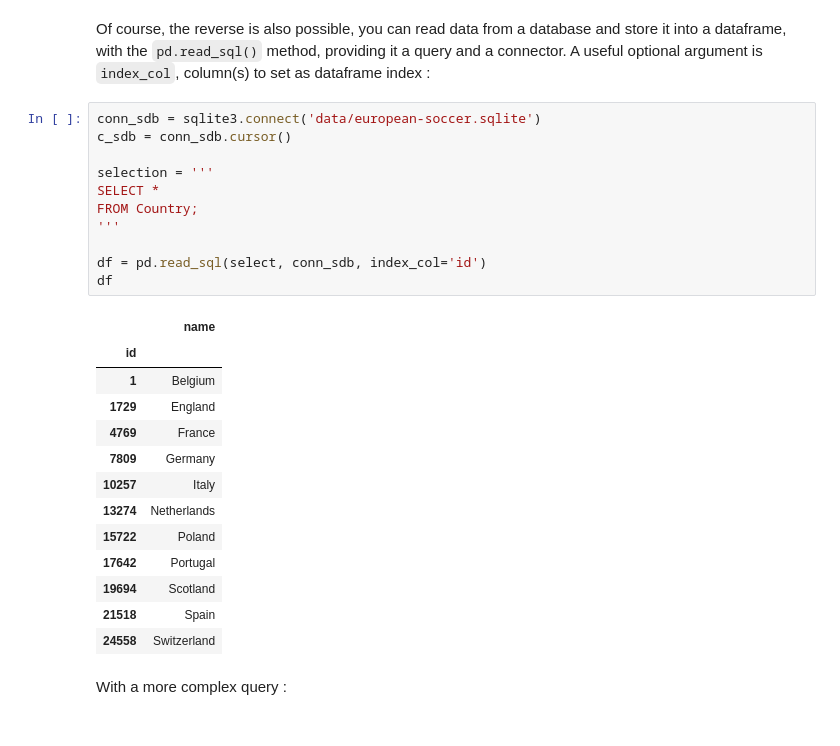
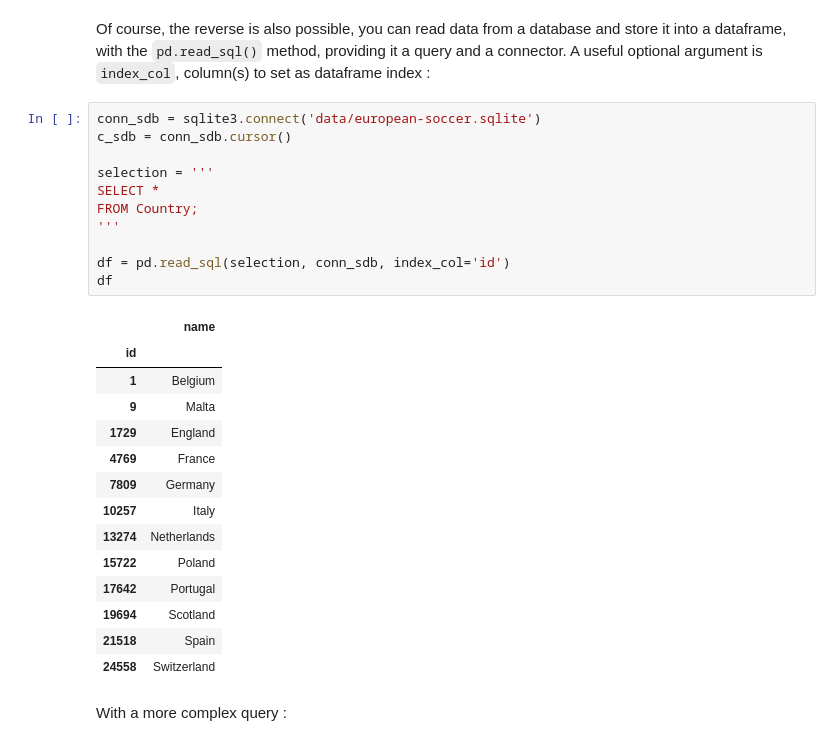
Before and after one commit to Jehadel/SQL-courses, a Jupyter notebook: S2-SQL-intro.ipynb, the cells around one changed output. Cells and saved outputs as stored; diff of their text form.

```diff
--- a/S2-SQL-intro.ipynb
+++ b/S2-SQL-intro.ipynb
@@ -396,18 +396,19 @@ Of course, the reverse is also possible, you can read data from a database and s
 # %%
 conn_sdb = sqlite3.connect('data/european-soccer.sqlite')
 c_sdb = conn_sdb.cursor()
 
 selection = '''
 SELECT *
 FROM Country;
 '''
 
-df = pd.read_sql(select, conn_sdb, index_col='id')
+df = pd.read_sql(selection, conn_sdb, index_col='id')
 df
 # %% [output]
 |  | name |
 | id |  |
 | 1 | Belgium |
+| 9 | Malta |
 | 1729 | England |
 | 4769 | France |
 | 7809 | Germany |
```
Also changed, not shown: parts of 58 cells of this notebook.
